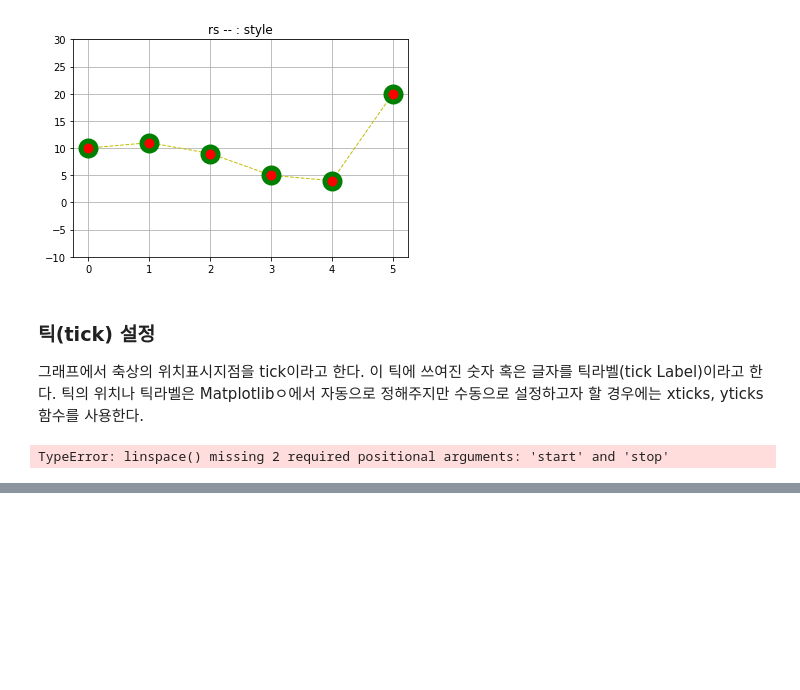
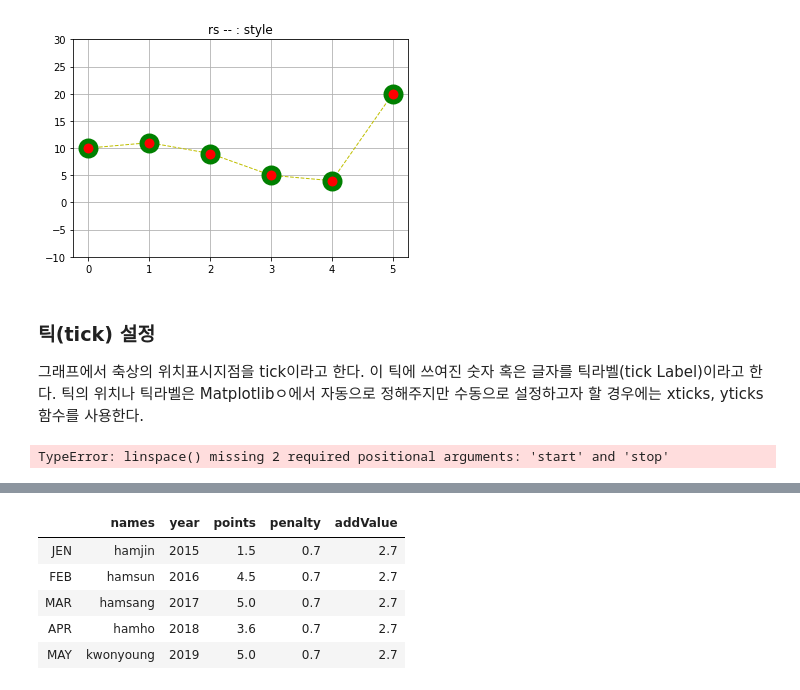
Before and after one commit to devhammi/pythonStudy, a Jupyter notebook: 22. 데이터분석_padas.ipynb, the cells around one changed output, grey strips where cells are left out. Drawn from its saved outputs; the diff is of its cells as text; code cells hidden in the pictures; blank space fills up the shorter version.

```diff
--- a/22. 데이터분석_padas.ipynb
+++ b/22. 데이터분석_padas.ipynb
@@ -133,0 +307,11 @@ TypeError: linspace() missing 2 required positional arguments: 'start' and 'stop
+# %%
+# 1. 컬럼이 없을 경우 자동으로 추가하기
+df['addValue']=2.7
+df
+# %% [output]
+|  | names | year | points | penalty | addValue |
+| JEN | hamjin | 2015 | 1.5 | 0.7 | 2.7 |
+| FEB | hamsun | 2016 | 4.5 | 0.7 | 2.7 |
+| MAR | hamsang | 2017 | 5.0 | 0.7 | 2.7 |
+| APR | hamho | 2018 | 3.6 | 0.7 | 2.7 |
+| MAY | kwonyoung | 2019 | 5.0 | 0.7 | 2.7 |
```
Also changed, not shown: parts of 24 cells of this notebook, 1 other file.
